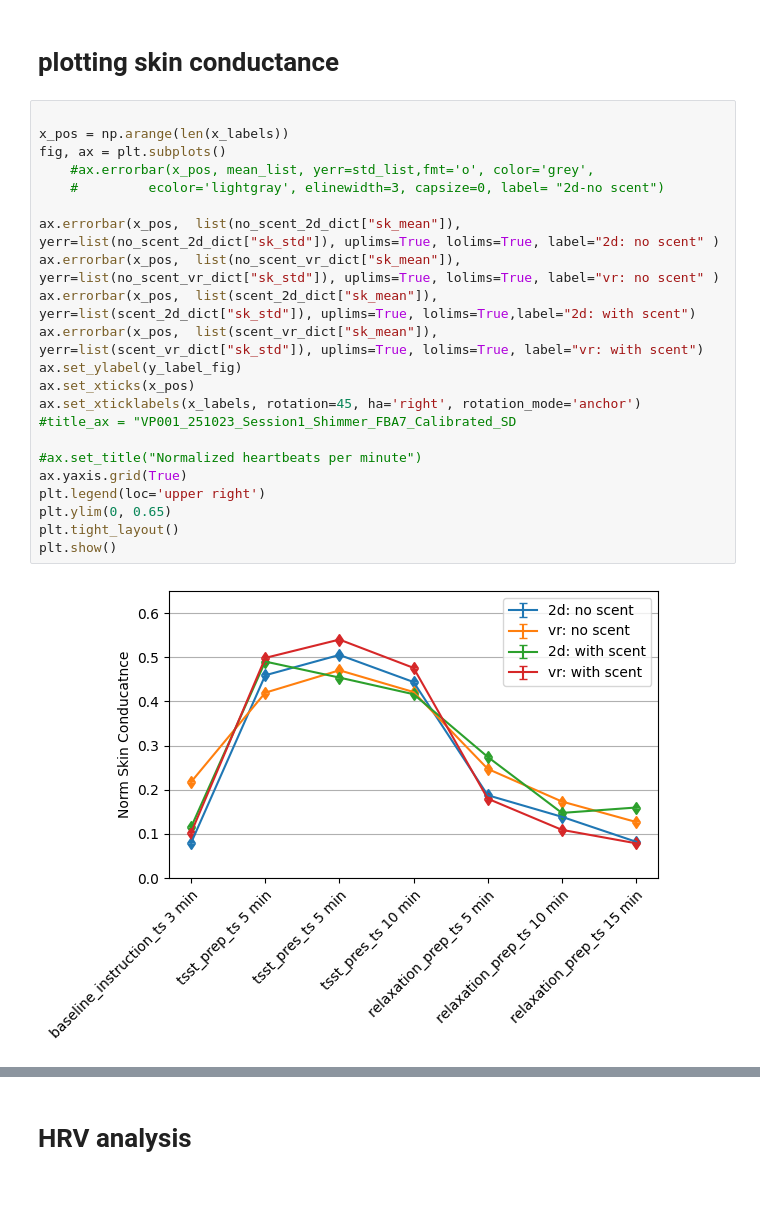
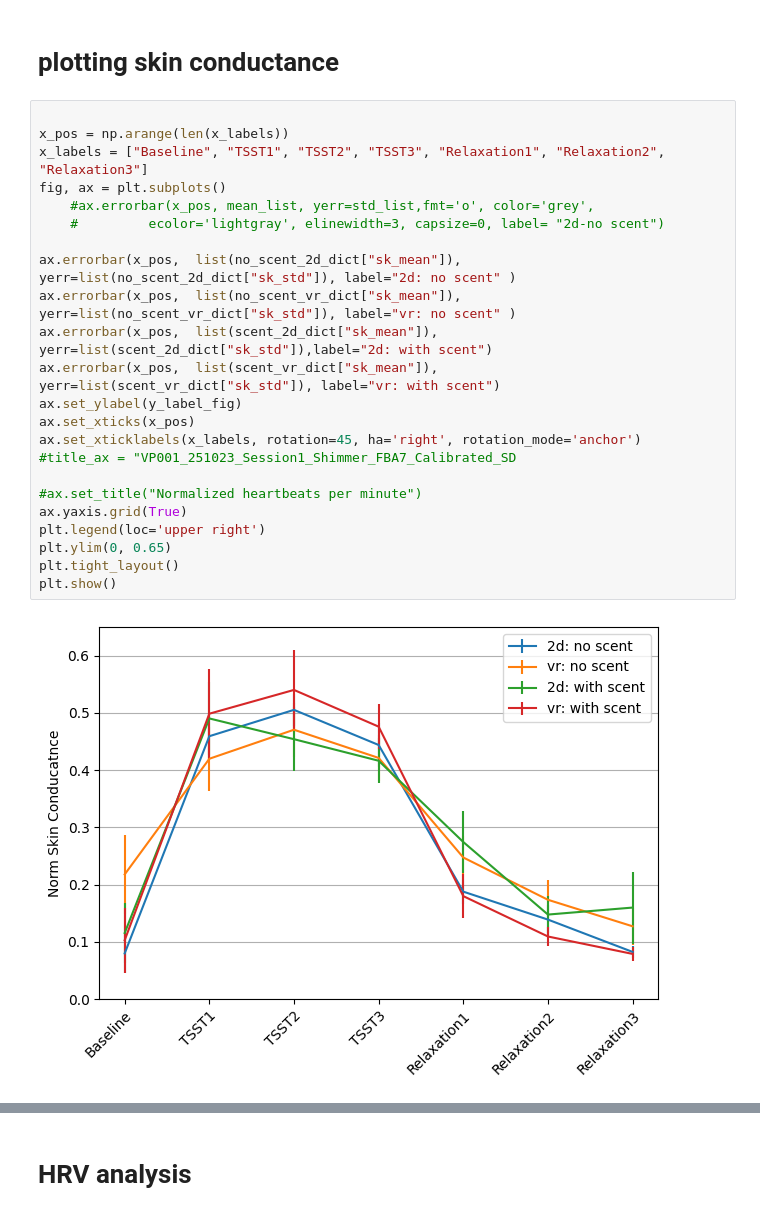
Before and after one commit to saifhanjra/tester_sony_digirelax, a Jupyter notebook: scripts/wp3/plotting_interim_wp3.ipynb, the cells around one changed output, grey strips where cells are left out. Cells and saved outputs as stored; diff of their text form.

```diff
--- a/scripts/wp3/plotting_interim_wp3.ipynb
+++ b/scripts/wp3/plotting_interim_wp3.ipynb
@@ -260,27 +260,28 @@ y_label_fig = "Norm Skin Conducatnce"
 # %%
 
 x_pos = np.arange(len(x_labels))
+x_labels = ["Baseline", "TSST1", "TSST2", "TSST3", "Relaxation1", "Relaxation2", "Relaxation3"]
 fig, ax = plt.subplots()
     #ax.errorbar(x_pos, mean_list, yerr=std_list,fmt='o', color='grey',
     #         ecolor='lightgray', elinewidth=3, capsize=0, label= "2d-no scent")
 
-ax.errorbar(x_pos,  list(no_scent_2d_dict["sk_mean"]),  yerr=list(no_scent_2d_dict["sk_std"]), uplims=True, lolims=True, label="2d: no scent" )
-ax.errorbar(x_pos,  list(no_scent_vr_dict["sk_mean"]),  yerr=list(no_scent_vr_dict["sk_std"]), uplims=True, lolims=True, label="vr: no scent" )
-ax.errorbar(x_pos,  list(scent_2d_dict["sk_mean"]),  yerr=list(scent_2d_dict["sk_std"]), uplims=True, lolims=True,label="2d: with scent")
-ax.errorbar(x_pos,  list(scent_vr_dict["sk_mean"]),  yerr=list(scent_vr_dict["sk_std"]), uplims=True, lolims=True, label="vr: with scent")
+ax.errorbar(x_pos,  list(no_scent_2d_dict["sk_mean"]),  yerr=list(no_scent_2d_dict["sk_std"]), label="2d: no scent" )
+ax.errorbar(x_pos,  list(no_scent_vr_dict["sk_mean"]),  yerr=list(no_scent_vr_dict["sk_std"]), label="vr: no scent" )
+ax.errorbar(x_pos,  list(scent_2d_dict["sk_mean"]),  yerr=list(scent_2d_dict["sk_std"]),label="2d: with scent")
+ax.errorbar(x_pos,  list(scent_vr_dict["sk_mean"]),  yerr=list(scent_vr_dict["sk_std"]), label="vr: with scent")
 ax.set_ylabel(y_label_fig)
 ax.set_xticks(x_pos)
 ax.set_xticklabels(x_labels, rotation=45, ha='right', rotation_mode='anchor')
 #title_ax = "VP001_251023_Session1_Shimmer_FBA7_Calibrated_SD
 
 #ax.set_title("Normalized heartbeats per minute")
 ax.yaxis.grid(True)
 plt.legend(loc='upper right')
 plt.ylim(0, 0.65)
 plt.tight_layout()
 plt.show()
 # %% [output]
-[figure, old version]
+[figure, new version]
 # %%
 
 
```
Also changed, not shown: parts of 4 cells of this notebook, 6 other files.
